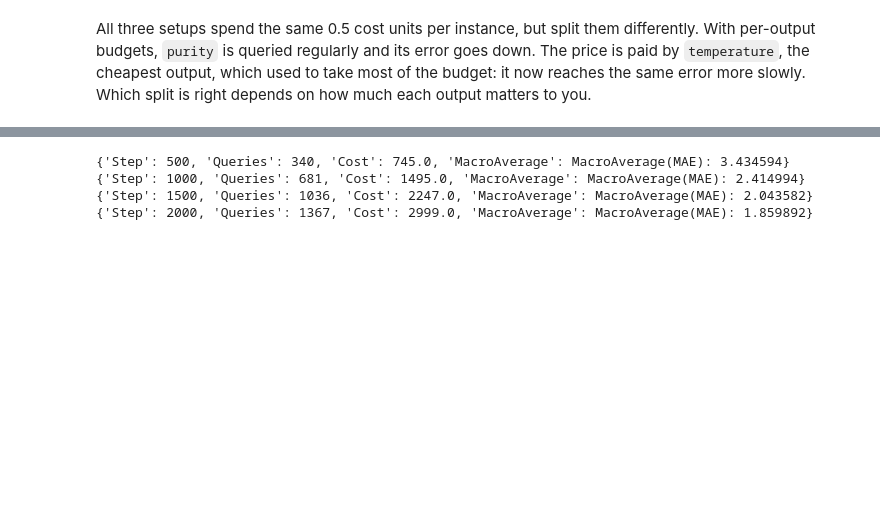
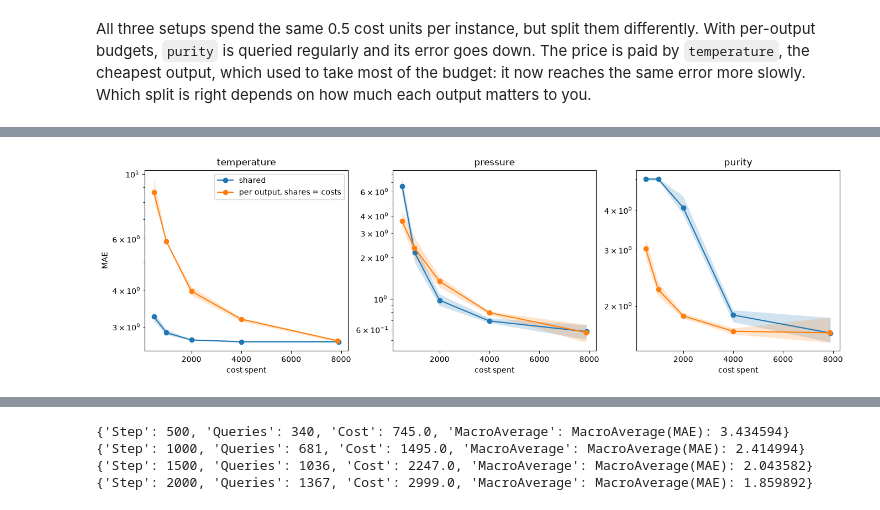
Before and after one commit to vitor-costa-garcia/fishladder, a Jupyter notebook: notebooks/01_quickstart.ipynb, the cells around one changed output, grey strips where cells are left out. Saved outputs shown, nothing was run; the diff lists cells and outputs as text; code cells hidden in the pictures; blank space fills up the shorter version.

```diff
--- a/notebooks/01_quickstart.ipynb
+++ b/notebooks/01_quickstart.ipynb
@@ -210,0 +218,32 @@ it yields the state of the evaluation every `step` instances.
+# %%
+RATES = [0.25, 0.5, 1.0, 2.0, 4.0]
+
+
+def runs(make_budget):
+    """Three runs for each rate, on different streams."""
+    return [
+        [
+            fl.evaluate.prequential(
+                process_stream(2000, seed),
+                make_model(),
+                fl.strategy.RandomPerOutput(p=0.5, seed=seed),
+                make_budget(rate),
+                COSTS,
+            )
+            for seed in range(3)
+        ]
+        for rate in RATES
+    ]
+
+
+by_budget = {
+    "shared": runs(fl.budget.RateBudget),
+    "per output, shares = costs": runs(
+        lambda rate: fl.budget.PerOutput(fl.budget.RateBudget(rate), shares=COSTS)
+    ),
+}
+axes = fl.plot.budget(by_budget, metrics.MAE())
+for ax in axes:
+    ax.set(yscale="log")
+# %% [output]
+[figure, added]
```
Also changed, not shown: parts of 10 cells of this notebook, 6 other files.
